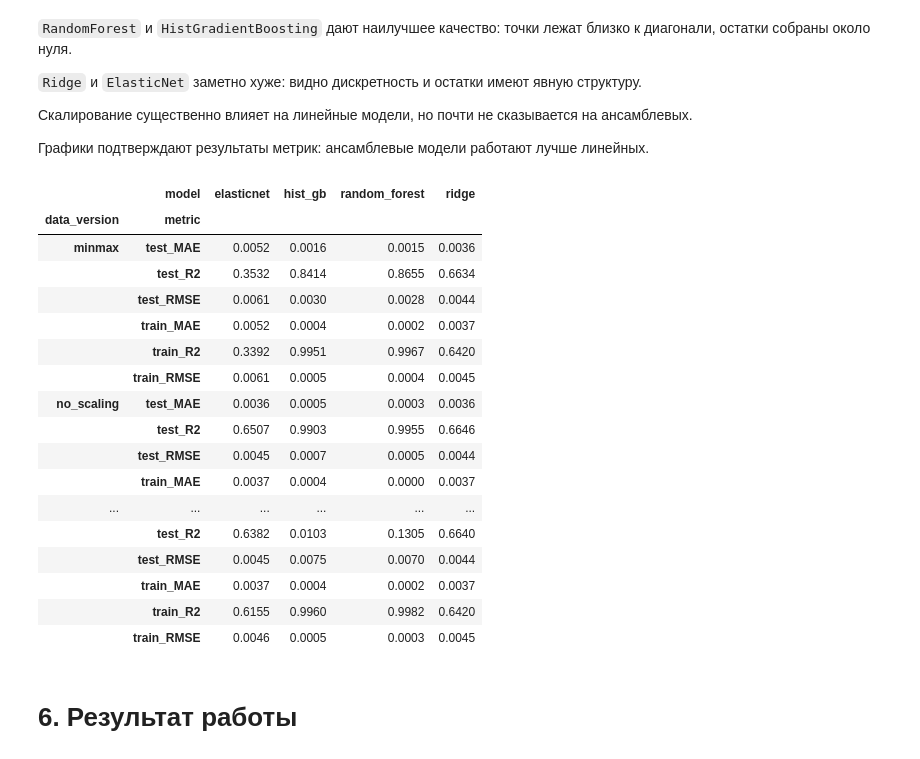
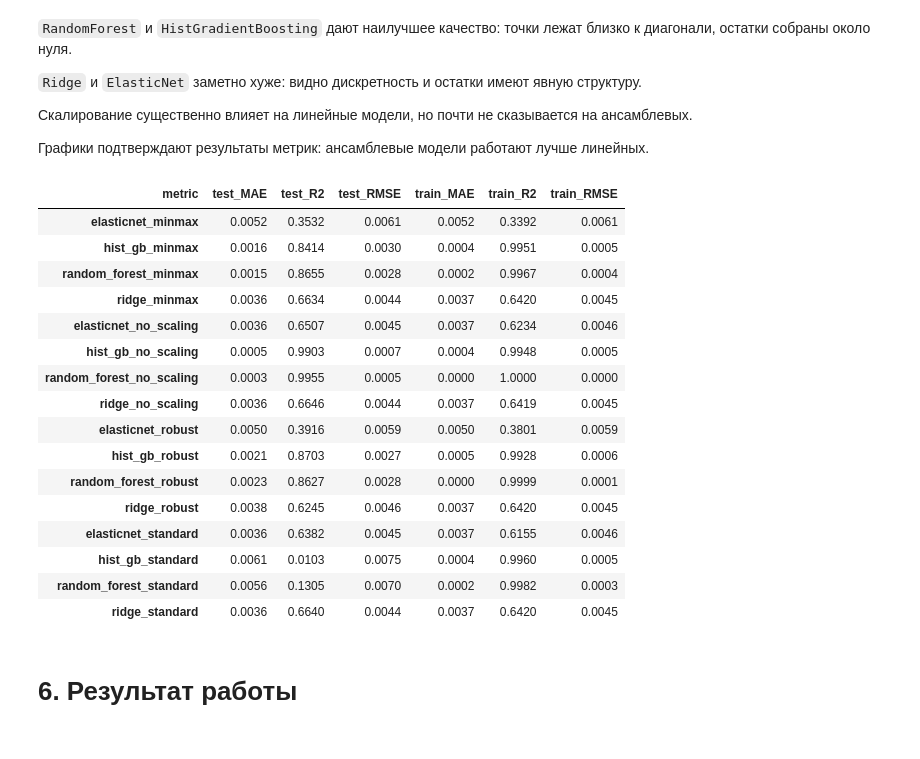
Before and after one commit to Vaiforo/practi5, a Jupyter notebook: dz.ipynb, the cells around one changed output. Saved outputs shown, nothing was run; the diff lists cells and outputs as text; code cells hidden in the pictures.

```diff
--- a/dz.ipynb
+++ b/dz.ipynb
@@ -1578,53 +1578,59 @@ for version_name, (Xtr, Xte) in DATA_VERSIONS.items():
         m_te = compute_metrics_aligned(y_test,  pred_te, Xte)
 
         rows.append({
             "data_version": version_name,
             "model": model_name,
             "train_MAE": m_tr["MAE"],
             "train_RMSE": m_tr["RMSE"],
             "train_R2": m_tr["R2"],
             "test_MAE": m_te["MAE"],
             "test_RMSE": m_te["RMSE"],
             "test_R2": m_te["R2"],
         })
 
 results = pd.DataFrame(rows)
 
 long = results.melt(
     id_vars=["data_version", "model"],
     value_vars=["train_MAE", "train_RMSE", "train_R2",
                 "test_MAE", "test_RMSE", "test_R2"],
     var_name="metric",
     value_name="value",
 )
 
 summary_grid = (
-    long.pivot_table(index=["data_version", "metric"],
-                     columns="model", values="value")
+    long.pivot_table(
+        index=["data_version", "model"],
+        columns="metric",
+        values="value"
+    )
     .sort_index()
     .round(4)
 )
 
+summary_grid.index = [
+    f"{m}_{dv}" for dv, m in summary_grid.index
+]
+
 display(summary_grid)
 # %% [output]
-|  | model | elasticnet | hist_gb | random_forest | ridge |
-| data_version | metric |  |  |  |  |
-| minmax | test_MAE | 0.0052 | 0.0016 | 0.0015 | 0.0036 |
-|  | test_R2 | 0.3532 | 0.8414 | 0.8655 | 0.6634 |
-|  | test_RMSE | 0.0061 | 0.0030 | 0.0028 | 0.0044 |
-|  | train_MAE | 0.0052 | 0.0004 | 0.0002 | 0.0037 |
-|  | train_R2 | 0.3392 | 0.9951 | 0.9967 | 0.6420 |
-|  | train_RMSE | 0.0061 | 0.0005 | 0.0004 | 0.0045 |
-| no_scaling | test_MAE | 0.0036 | 0.0005 | 0.0003 | 0.0036 |
-|  | test_R2 | 0.6507 | 0.9903 | 0.9955 | 0.6646 |
-|  | test_RMSE | 0.0045 | 0.0007 | 0.0005 | 0.0044 |
-|  | train_MAE | 0.0037 | 0.0004 | 0.0000 | 0.0037 |
-| ... | ... | ... | ... | ... | ... |
-|  | test_R2 | 0.6382 | 0.0103 | 0.1305 | 0.6640 |
-|  | test_RMSE | 0.0045 | 0.0075 | 0.0070 | 0.0044 |
-|  | train_MAE | 0.0037 | 0.0004 | 0.0002 | 0.0037 |
-|  | train_R2 | 0.6155 | 0.9960 | 0.9982 | 0.6420 |
-|  | train_RMSE | 0.0046 | 0.0005 | 0.0003 | 0.0045 |
+| metric | test_MAE | test_R2 | test_RMSE | train_MAE | train_R2 | train_RMSE |
+| elasticnet_minmax | 0.0052 | 0.3532 | 0.0061 | 0.0052 | 0.3392 | 0.0061 |
+| hist_gb_minmax | 0.0016 | 0.8414 | 0.0030 | 0.0004 | 0.9951 | 0.0005 |
+| random_forest_minmax | 0.0015 | 0.8655 | 0.0028 | 0.0002 | 0.9967 | 0.0004 |
+| ridge_minmax | 0.0036 | 0.6634 | 0.0044 | 0.0037 | 0.6420 | 0.0045 |
+| elasticnet_no_scaling | 0.0036 | 0.6507 | 0.0045 | 0.0037 | 0.6234 | 0.0046 |
+| hist_gb_no_scaling | 0.0005 | 0.9903 | 0.0007 | 0.0004 | 0.9948 | 0.0005 |
+| random_forest_no_scaling | 0.0003 | 0.9955 | 0.0005 | 0.0000 | 1.0000 | 0.0000 |
+| ridge_no_scaling | 0.0036 | 0.6646 | 0.0044 | 0.0037 | 0.6419 | 0.0045 |
+| elasticnet_robust | 0.0050 | 0.3916 | 0.0059 | 0.0050 | 0.3801 | 0.0059 |
+| hist_gb_robust | 0.0021 | 0.8703 | 0.0027 | 0.0005 | 0.9928 | 0.0006 |
+| random_forest_robust | 0.0023 | 0.8627 | 0.0028 | 0.0000 | 0.9999 | 0.0001 |
+| ridge_robust | 0.0038 | 0.6245 | 0.0046 | 0.0037 | 0.6420 | 0.0045 |
+| elasticnet_standard | 0.0036 | 0.6382 | 0.0045 | 0.0037 | 0.6155 | 0.0046 |
+| hist_gb_standard | 0.0061 | 0.0103 | 0.0075 | 0.0004 | 0.9960 | 0.0005 |
+| random_forest_standard | 0.0056 | 0.1305 | 0.0070 | 0.0002 | 0.9982 | 0.0003 |
+| ridge_standard | 0.0036 | 0.6640 | 0.0044 | 0.0037 | 0.6420 | 0.0045 |
 # %% [markdown]
 # 6. Результат работы
 # %% [markdown]
```
Also changed, not shown: parts of 2 cells of this notebook, 5 other files.
